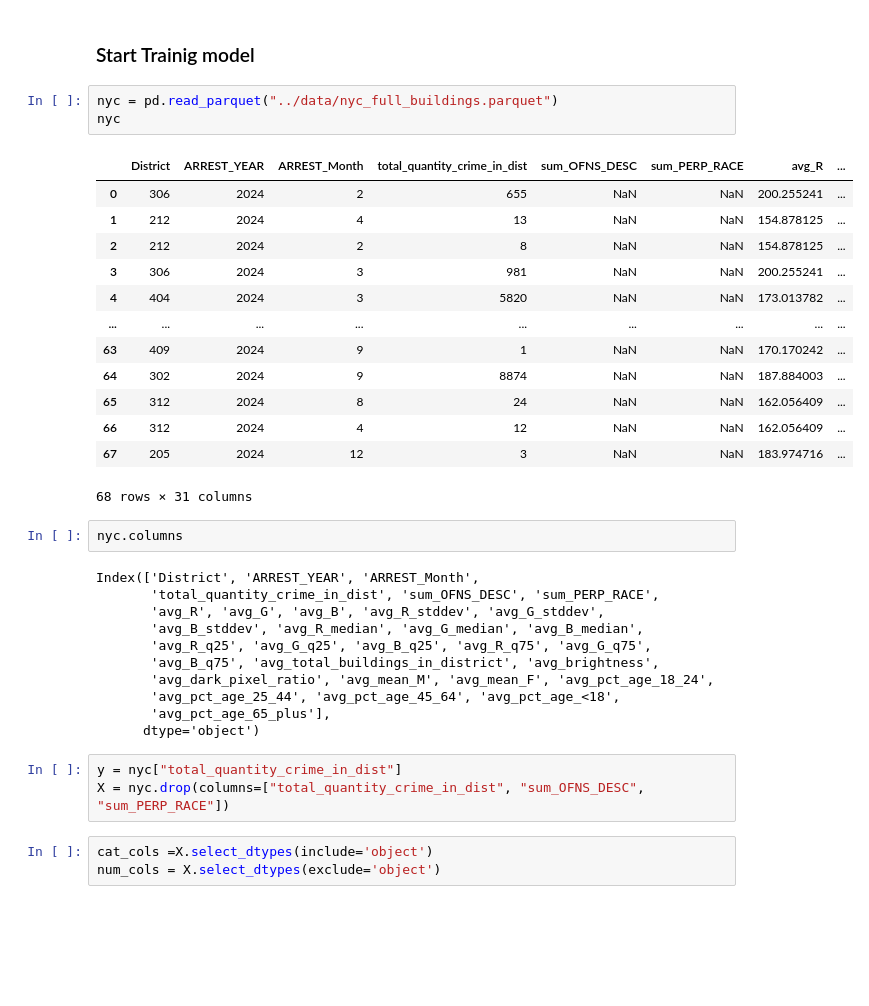
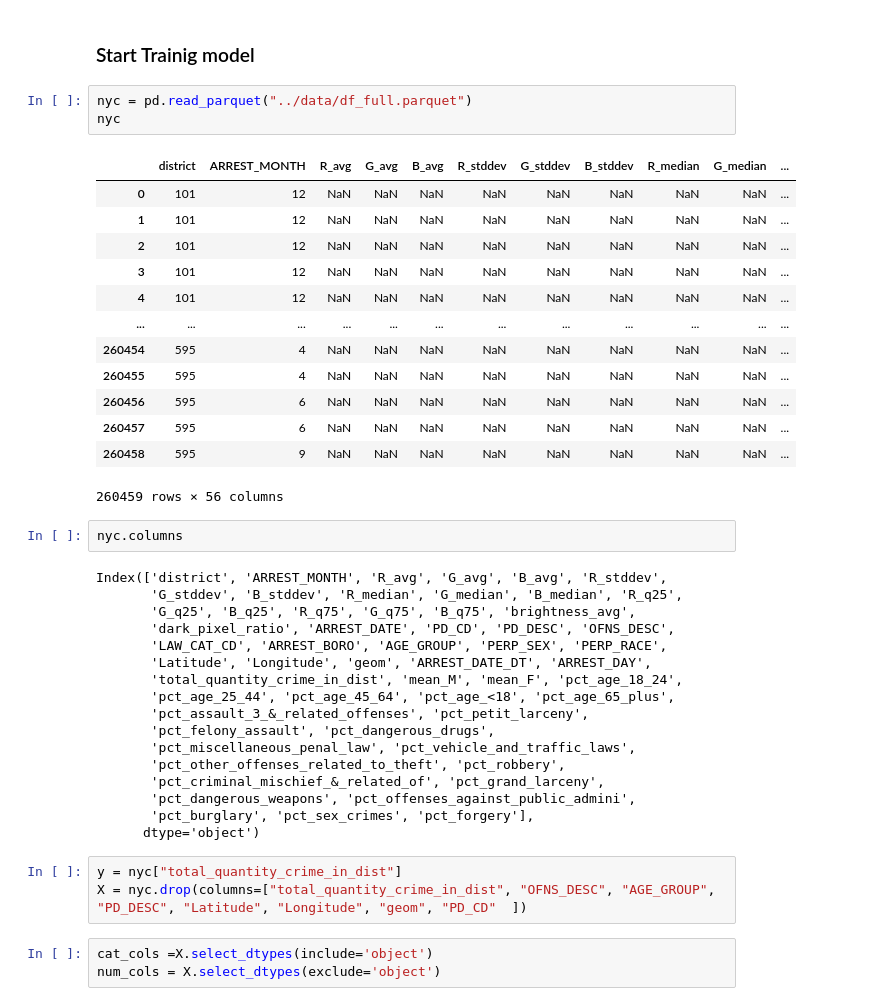
Before and after one commit to ElizabethSeth/ml_practice, a Jupyter notebook: test.ipynb, the cells around one changed output. Saved outputs shown, nothing was run; the diff lists cells and outputs as text; blank space fills up the shorter version.

```diff
--- a/test.ipynb
+++ b/test.ipynb
@@ -507,38 +507,44 @@ target_col = df["BoroCD"]
 # %% [markdown]
 ### Start Trainig model
 # %%
-nyc = pd.read_parquet("../data/nyc_full_buildings.parquet")
+nyc = pd.read_parquet("../data/df_full.parquet")
 nyc
 # %% [output]
-|  | District | ARREST_YEAR | ARREST_Month | total_quantity_crime_in_dist | sum_OFNS_DESC | sum_PERP_RACE | avg_R | ... |
-| 0 | 306 | 2024 | 2 | 655 | NaN | NaN | 200.255241 | ... |
-| 1 | 212 | 2024 | 4 | 13 | NaN | NaN | 154.878125 | ... |
-| 2 | 212 | 2024 | 2 | 8 | NaN | NaN | 154.878125 | ... |
-| 3 | 306 | 2024 | 3 | 981 | NaN | NaN | 200.255241 | ... |
-| 4 | 404 | 2024 | 3 | 5820 | NaN | NaN | 173.013782 | ... |
-| ... | ... | ... | ... | ... | ... | ... | ... | ... |
-| 63 | 409 | 2024 | 9 | 1 | NaN | NaN | 170.170242 | ... |
-| 64 | 302 | 2024 | 9 | 8874 | NaN | NaN | 187.884003 | ... |
-| 65 | 312 | 2024 | 8 | 24 | NaN | NaN | 162.056409 | ... |
-| 66 | 312 | 2024 | 4 | 12 | NaN | NaN | 162.056409 | ... |
-| 67 | 205 | 2024 | 12 | 3 | NaN | NaN | 183.974716 | ... |
+|  | district | ARREST_MONTH | R_avg | G_avg | B_avg | R_stddev | G_stddev | B_stddev | R_median | G_median | ... |
+| 0 | 101 | 12 | NaN | NaN | NaN | NaN | NaN | NaN | NaN | NaN | ... |
+| 1 | 101 | 12 | NaN | NaN | NaN | NaN | NaN | NaN | NaN | NaN | ... |
+| 2 | 101 | 12 | NaN | NaN | NaN | NaN | NaN | NaN | NaN | NaN | ... |
+| 3 | 101 | 12 | NaN | NaN | NaN | NaN | NaN | NaN | NaN | NaN | ... |
+| 4 | 101 | 12 | NaN | NaN | NaN | NaN | NaN | NaN | NaN | NaN | ... |
+| ... | ... | ... | ... | ... | ... | ... | ... | ... | ... | ... | ... |
+| 260454 | 595 | 4 | NaN | NaN | NaN | NaN | NaN | NaN | NaN | NaN | ... |
+| 260455 | 595 | 4 | NaN | NaN | NaN | NaN | NaN | NaN | NaN | NaN | ... |
+| 260456 | 595 | 6 | NaN | NaN | NaN | NaN | NaN | NaN | NaN | NaN | ... |
+| 260457 | 595 | 6 | NaN | NaN | NaN | NaN | NaN | NaN | NaN | NaN | ... |
+| 260458 | 595 | 9 | NaN | NaN | NaN | NaN | NaN | NaN | NaN | NaN | ... |
-68 rows × 31 columns
+260459 rows × 56 columns
 # %%
 nyc.columns
 # %% [output]
-Index(['District', 'ARREST_YEAR', 'ARREST_Month',
-       'total_quantity_crime_in_dist', 'sum_OFNS_DESC', 'sum_PERP_RACE',
-       'avg_R', 'avg_G', 'avg_B', 'avg_R_stddev', 'avg_G_stddev',
-       'avg_B_stddev', 'avg_R_median', 'avg_G_median', 'avg_B_median',
-       'avg_R_q25', 'avg_G_q25', 'avg_B_q25', 'avg_R_q75', 'avg_G_q75',
-       'avg_B_q75', 'avg_total_buildings_in_district', 'avg_brightness',
-       'avg_dark_pixel_ratio', 'avg_mean_M', 'avg_mean_F', 'avg_pct_age_18_24',
-       'avg_pct_age_25_44', 'avg_pct_age_45_64', 'avg_pct_age_<18',
-       'avg_pct_age_65_plus'],
+Index(['district', 'ARREST_MONTH', 'R_avg', 'G_avg', 'B_avg', 'R_stddev',
+       'G_stddev', 'B_stddev', 'R_median', 'G_median', 'B_median', 'R_q25',
+       'G_q25', 'B_q25', 'R_q75', 'G_q75', 'B_q75', 'brightness_avg',
+       'dark_pixel_ratio', 'ARREST_DATE', 'PD_CD', 'PD_DESC', 'OFNS_DESC',
+       'LAW_CAT_CD', 'ARREST_BORO', 'AGE_GROUP', 'PERP_SEX', 'PERP_RACE',
+       'Latitude', 'Longitude', 'geom', 'ARREST_DATE_DT', 'ARREST_DAY',
+       'total_quantity_crime_in_dist', 'mean_M', 'mean_F', 'pct_age_18_24',
+       'pct_age_25_44', 'pct_age_45_64', 'pct_age_<18', 'pct_age_65_plus',
+       'pct_assault_3_&_related_offenses', 'pct_petit_larceny',
+       'pct_felony_assault', 'pct_dangerous_drugs',
+       'pct_miscellaneous_penal_law', 'pct_vehicle_and_traffic_laws',
+       'pct_other_offenses_related_to_theft', 'pct_robbery',
+       'pct_criminal_mischief_&_related_of', 'pct_grand_larceny',
+       'pct_dangerous_weapons', 'pct_offenses_against_public_admini',
+       'pct_burglary', 'pct_sex_crimes', 'pct_forgery'],
       dtype='object')
 # %%
 y = nyc["total_quantity_crime_in_dist"]
-X = nyc.drop(columns=["total_quantity_crime_in_dist", "sum_OFNS_DESC", "sum_PERP_RACE"])
+X = nyc.drop(columns=["total_quantity_crime_in_dist", "OFNS_DESC", "AGE_GROUP", "PD_DESC", "Latitude", "Longitude", "geom", "PD_CD"  ])
 # %%
 cat_cols =X.select_dtypes(include='object')
 num_cols = X.select_dtypes(exclude='object')
```
Also changed, not shown: parts of 5 cells of this notebook.
